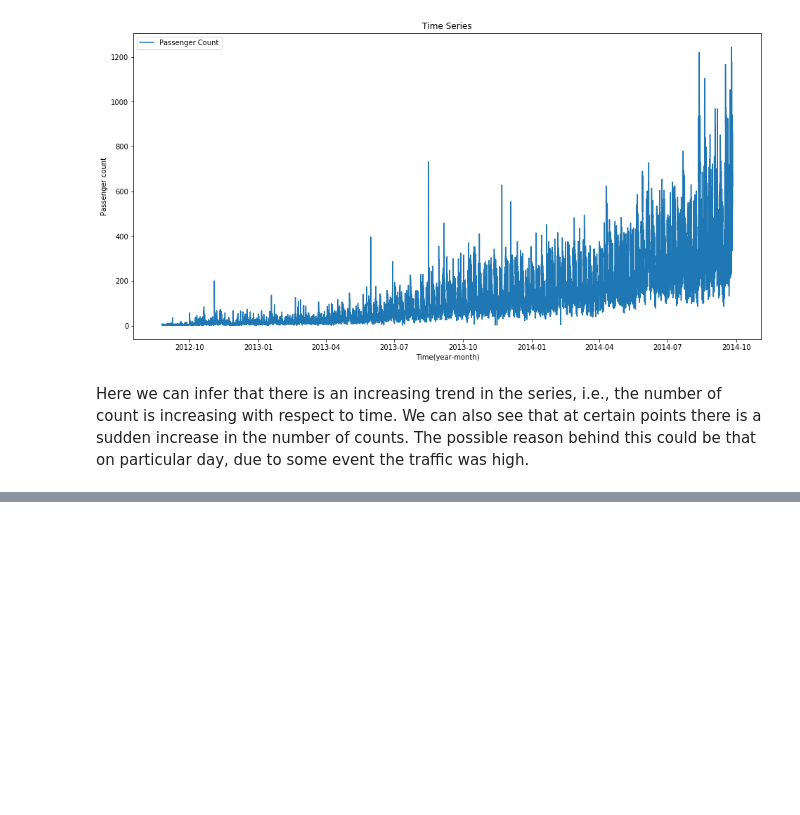
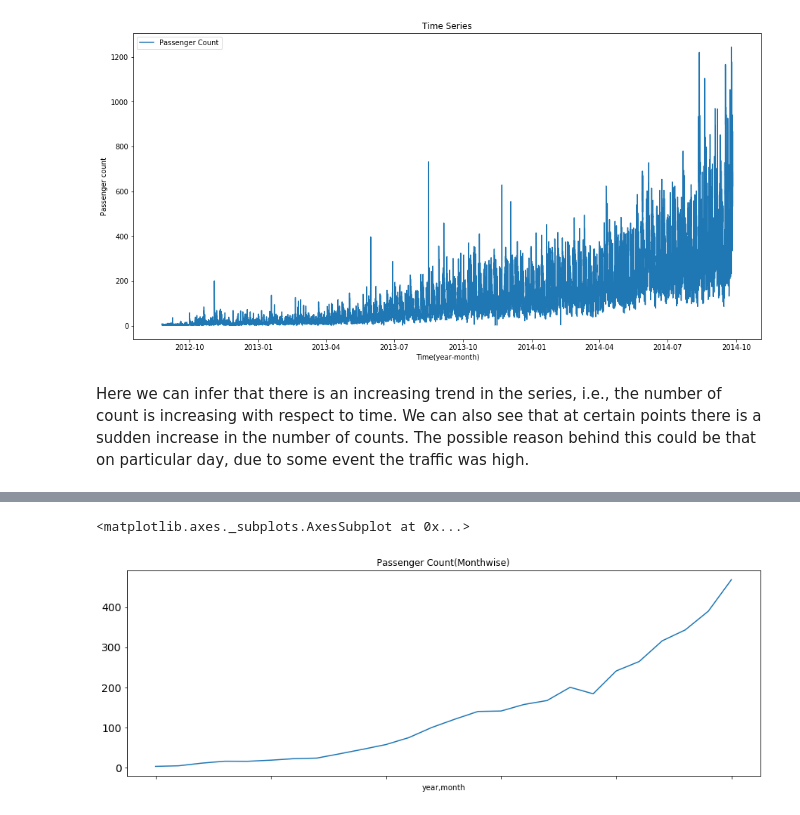
Before and after one commit to In-finite/TimeSeries, a Jupyter notebook: First_step_to_understand_data.ipynb, the cells around one changed output, grey strips where cells are left out. Saved outputs shown, nothing was run; the diff lists cells and outputs as text; code cells hidden in the pictures; blank space fills up the shorter version.

```diff
--- a/First_step_to_understand_data.ipynb
+++ b/First_step_to_understand_data.ipynb
@@ -124,0 +155,6 @@ Here we can infer that there is an increasing trend in the series, i.e., the num
+# %%
+temp=train.groupby(['year', 'month'])['Count'].mean()
+temp.plot(figsize=(15,5), title= 'Passenger Count(Monthwise)', fontsize=14)
+# %% [output]
+<matplotlib.axes._subplots.AxesSubplot at 0x...>
+[figure, added]
```
Also changed, not shown: parts of 5 cells of this notebook.
